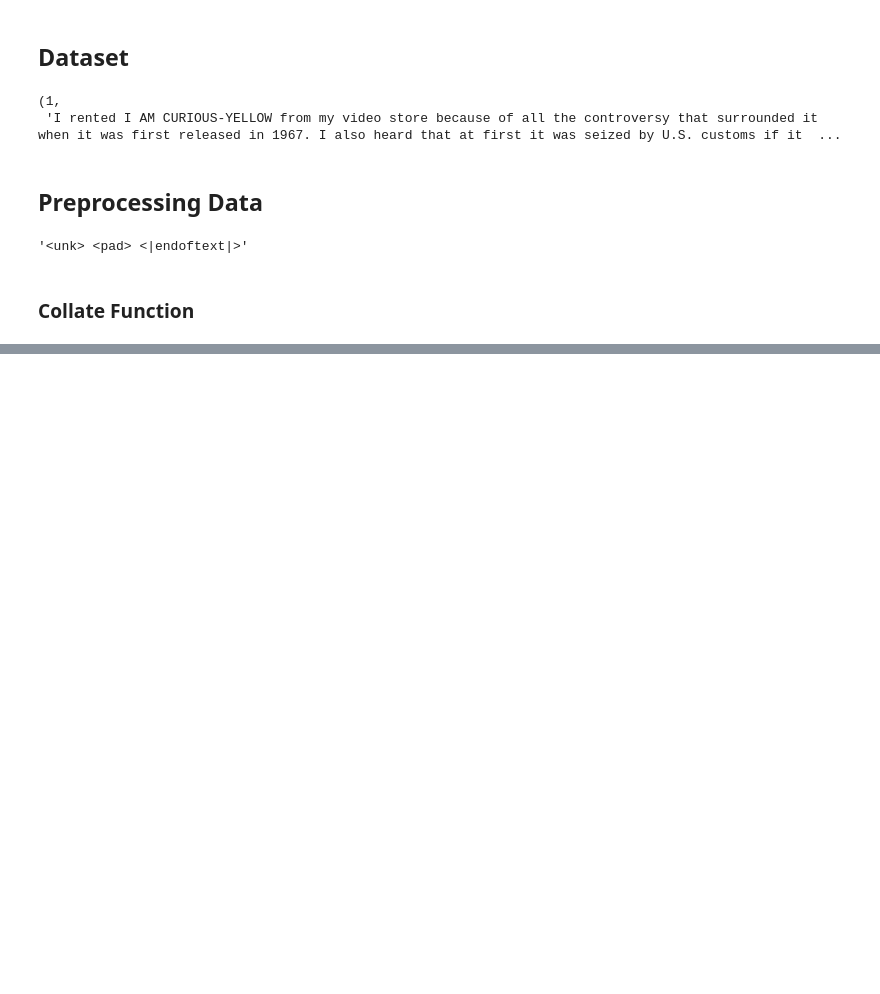
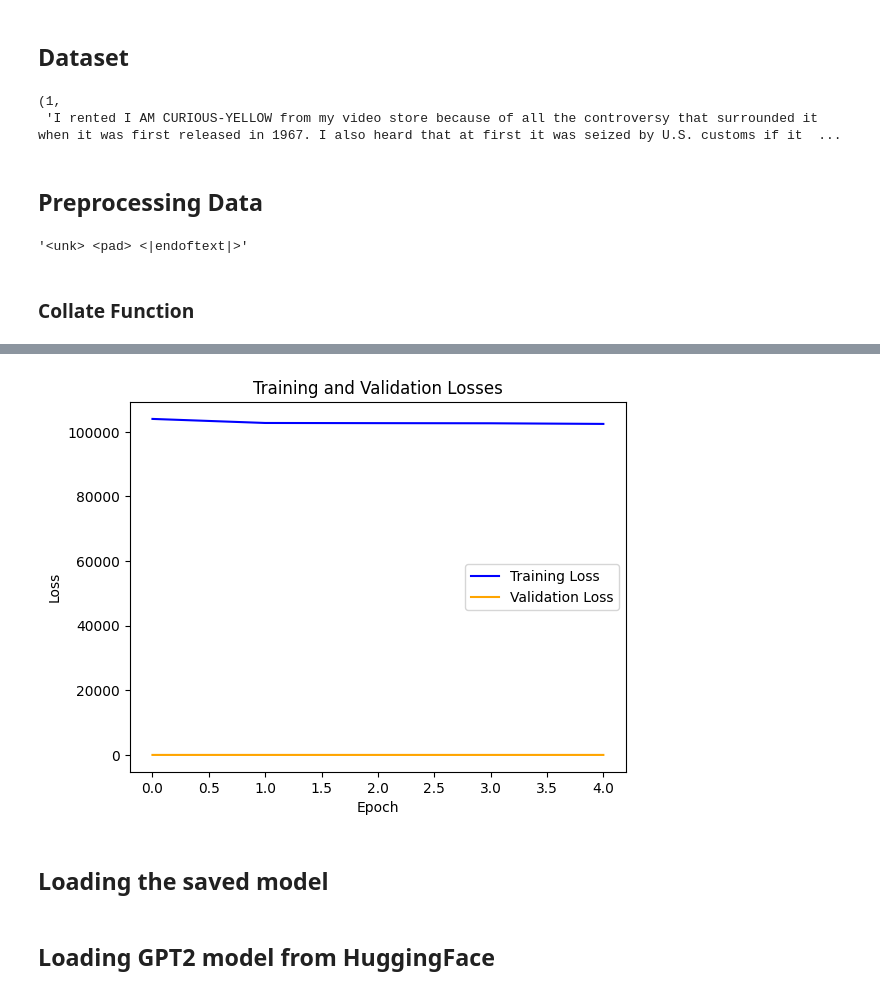
Before and after one commit to zahra-ahmadbeigloo/Generative-AI-Projects, a Jupyter notebook: Custom-GPT/Custom-GPT.ipynb, the cells around one changed output, grey strips where cells are left out. Saved outputs shown, nothing was run; the diff lists cells and outputs as text; code cells hidden in the pictures; blank space fills up the shorter version.

```diff
--- a/Custom-GPT/Custom-GPT.ipynb
+++ b/Custom-GPT/Custom-GPT.ipynb
@@ -196,0 +430,17 @@ val_dataloader= DataLoader(val_iter , batch_size=BATCH_SIZE, shuffle=True, colla
+# %%
+from torch.nn import CrossEntropyLoss
+loss_fn = CrossEntropyLoss(ignore_index=PAD_IDX)
+
+def evaluate(model: nn.Module, eval_data) -> float:
+    model.eval()  # turn on evaluation mode
+    total_loss = 0.
+    with torch.no_grad():
+        for src,tgt in eval_data:
+            tgt = tgt.to(DEVICE)
+            #seq_len = src.size(0)
+            logits = model(src,src_mask=None,key_padding_mask=None)
+            total_loss +=  loss_fn(logits.reshape(-1, logits.shape[-1]), tgt.reshape(-1)).item()
+    return total_loss / (len(list(eval_data)) - 1)
+
+
+evaluate(model,val_dataloader)
@@ -196,0 +528,31 @@ val_dataloader= DataLoader(val_iter , batch_size=BATCH_SIZE, shuffle=True, colla
+# %%
+# Calculate the number of epochs (assuming the lengths of train_losses and val_losses are equal)
+num_epochs = len(Train_losses)
+
+# Create a figure and a set of subplots
+fig, ax = plt.subplots()
+
+# Plot the training losses
+ax.plot(range(num_epochs), Train_losses, label='Training Loss', color='blue')
+
+# Plot the validation losses
+ax.plot(range(num_epochs), Val_losses, label='Validation Loss', color='orange')
+
+# Set the x-axis label
+ax.set_xlabel('Epoch')
+
+# Set the y-axis label
+ax.set_ylabel('Loss')
+
+# Set the title of the plot
+ax.set_title('Training and Validation Losses')
+
+# Add a legend to the plot
+ax.legend()
+
+# Show the plot
+plt.show()
+# %% [output]
+[figure, added]
+# %% [markdown]
+## Loading the saved model
@@ -196,0 +562,2 @@ val_dataloader= DataLoader(val_iter , batch_size=BATCH_SIZE, shuffle=True, colla
+# %% [markdown]
+## Loading GPT2 model from HuggingFace
```
Also changed, not shown: parts of 24 cells of this notebook.
